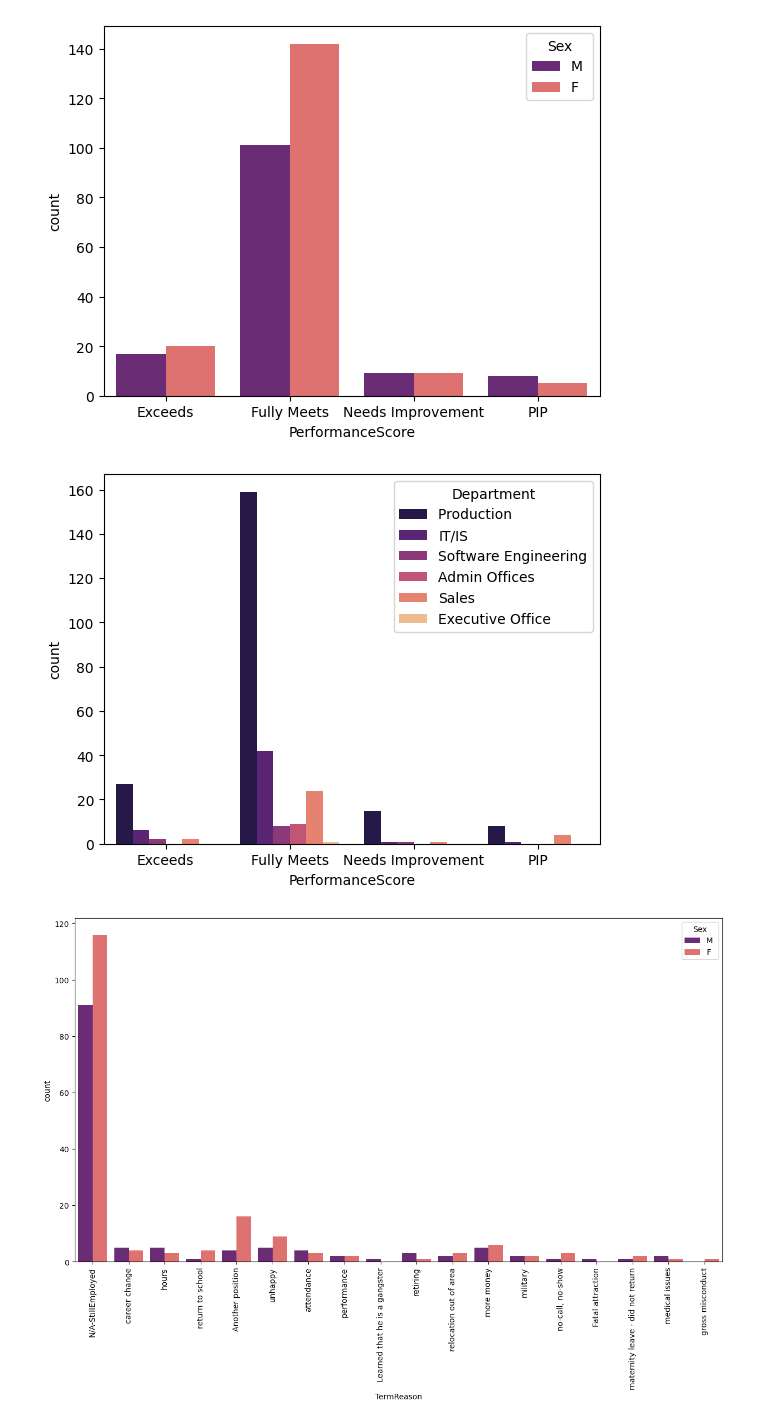
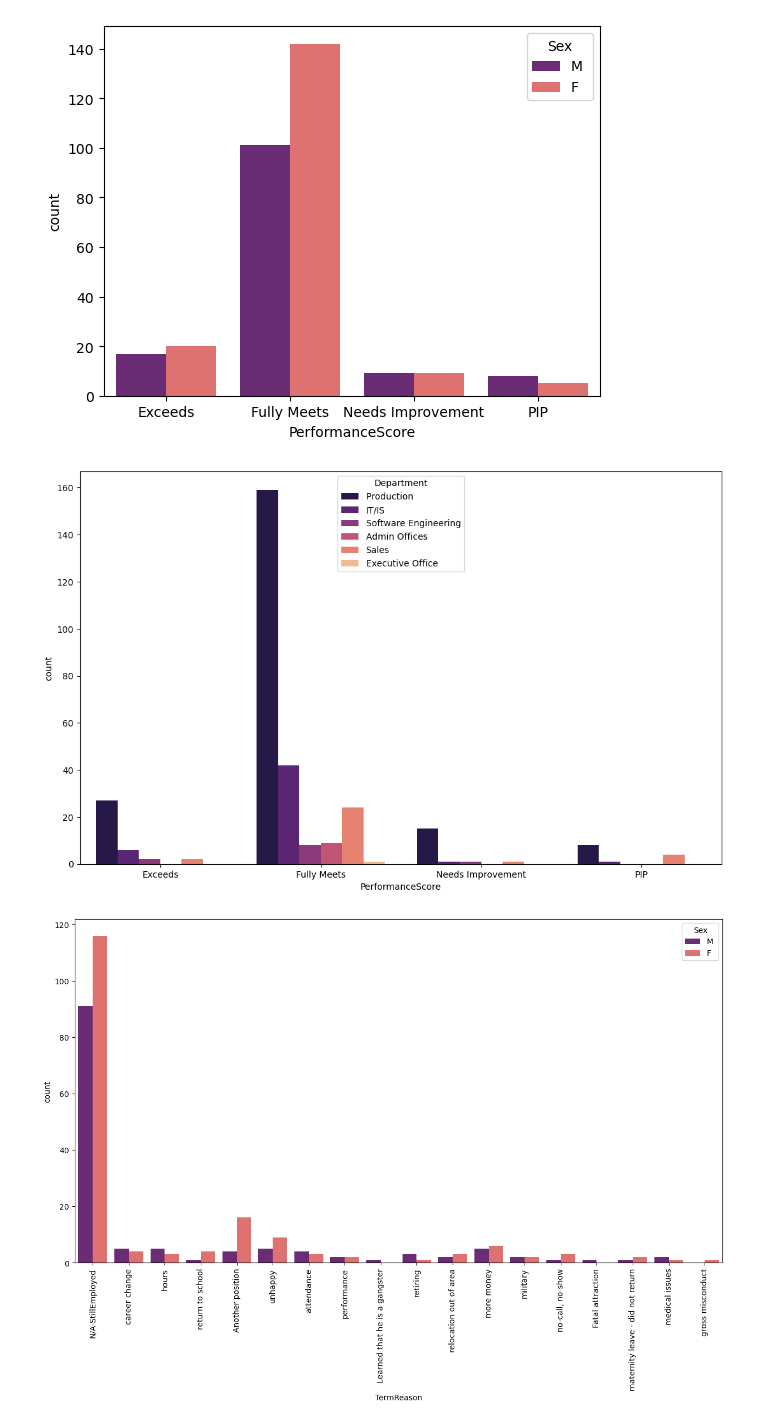
Before and after one commit to Shahood-Sajid/Employee-Classification-EDA, a Jupyter notebook: HR_Data.ipynb, the cells around one changed output. Drawn from its saved outputs; the diff is of its cells as text; code cells hidden in the pictures.

```diff
--- a/HR_Data.ipynb
+++ b/HR_Data.ipynb
@@ -129,10 +131,11 @@ plt.show()
 # %% [output]
 [figure]
 # %%
+plt.figure(figsize = (13,8))
 sns.countplot(x = 'PerformanceScore',hue = 'Department',palette= 'magma',data = hr_data)
 plt.show()
 # %% [output]
-[figure, old version]
+[figure, new version]
 # %%
 plt.figure(figsize = (15,8))
 sns.countplot(x = 'TermReason',hue = 'Sex',data = hr_data,palette= 'magma')
```
Also changed, not shown: parts of 13 cells of this notebook.
